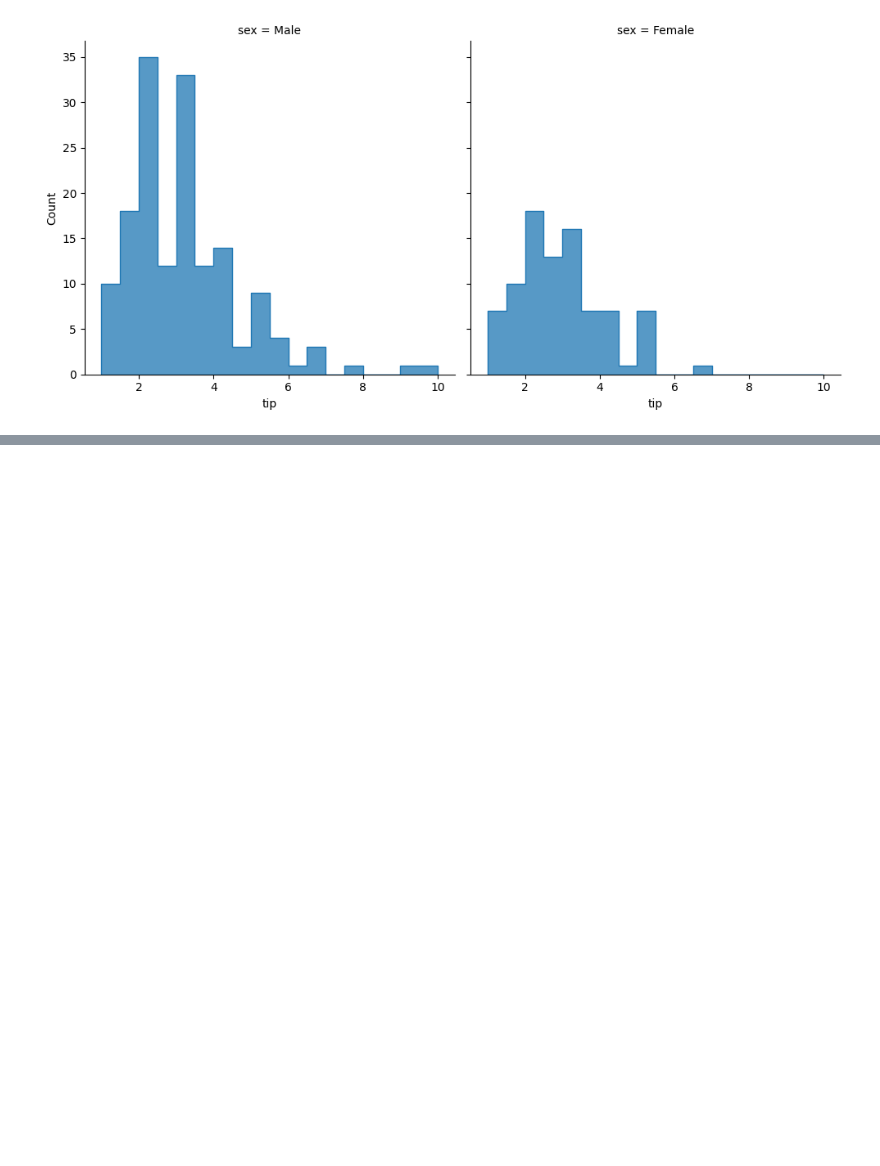
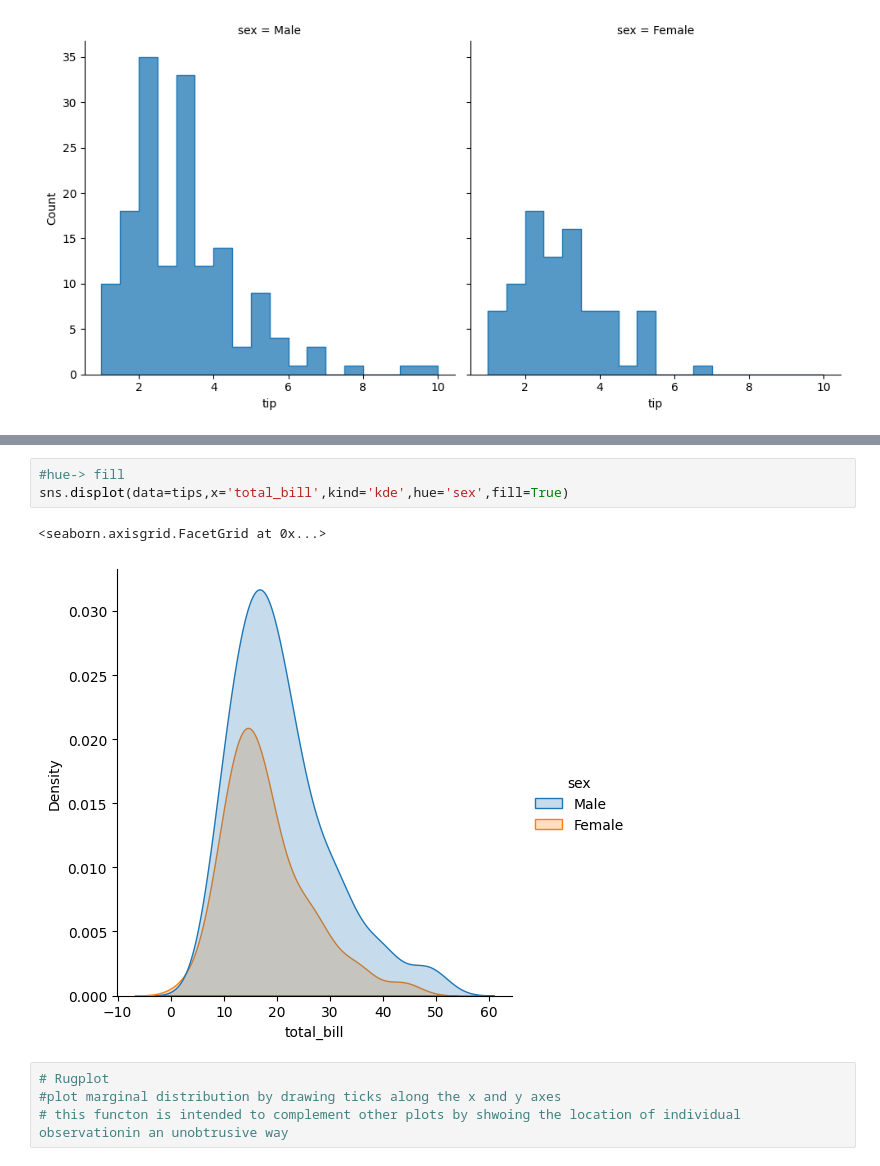
Before and after one commit to Abhinav09062005/python-, a Jupyter notebook: chapter5/seaborn.ipynb, the cells around one changed output, grey strips where cells are left out. Cells and saved outputs as stored; diff of their text form; blank space fills up the shorter version.

```diff
--- a/chapter5/seaborn.ipynb
+++ b/chapter5/seaborn.ipynb
@@ -282,0 +304,10 @@ sns.displot(data=tips,x='tip',kind='hist',element='step',col='sex')
+# %%
+#hue-> fill
+sns.displot(data=tips,x='total_bill',kind='kde',hue='sex',fill=True)
+# %% [output]
+<seaborn.axisgrid.FacetGrid at 0x...>
+[figure, added]
+# %%
+# Rugplot
+#plot marginal distribution by drawing ticks along the x and y axes
+# this functon is intended to complement other plots by shwoing the location of individual observationin an unobtrusive way
```
Also changed, not shown: parts of 2 cells of this notebook.
